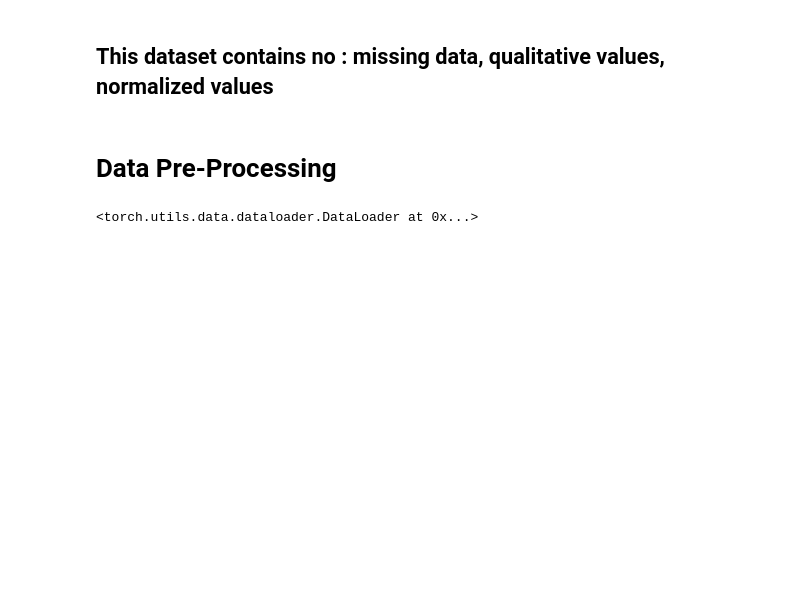
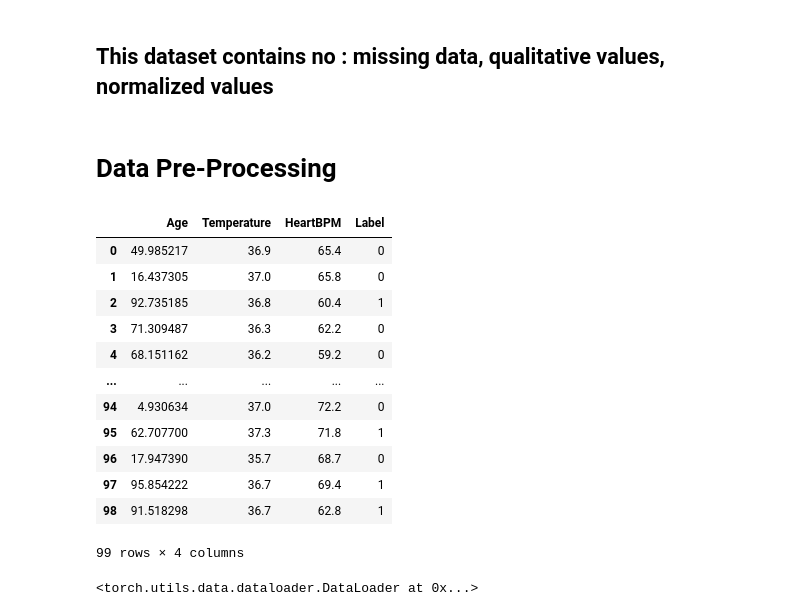
Before and after one commit to Cescollino/FederatedPi, a Jupyter notebook: Client/Client Python Notebook.ipynb, the cells around one changed output. Saved outputs shown, nothing was run; the diff lists cells and outputs as text; code cells hidden in the pictures; blank space fills up the shorter version.

```diff
--- a/Client/Client Python Notebook.ipynb
+++ b/Client/Client Python Notebook.ipynb
@@ -269,4 +257,20 @@ indices = list(range(num_train))
 np.random.shuffle(indices)
 split = int(np.floor(valid_size * num_train))
 train_idx, valid_idx = indices[split:], indices[:split]
+# %%
+Data_Train
+# %% [output]
+|  | Age | Temperature | HeartBPM | Label |
+| 0 | 49.985217 | 36.9 | 65.4 | 0 |
+| 1 | 16.437305 | 37.0 | 65.8 | 0 |
+| 2 | 92.735185 | 36.8 | 60.4 | 1 |
+| 3 | 71.309487 | 36.3 | 62.2 | 0 |
+| 4 | 68.151162 | 36.2 | 59.2 | 0 |
+| ... | ... | ... | ... | ... |
+| 94 | 4.930634 | 37.0 | 72.2 | 0 |
+| 95 | 62.707700 | 37.3 | 71.8 | 1 |
+| 96 | 17.947390 | 35.7 | 68.7 | 0 |
+| 97 | 95.854222 | 36.7 | 69.4 | 1 |
+| 98 | 91.518298 | 36.7 | 62.8 | 1 |
+99 rows × 4 columns
 # %%
```
Also changed, not shown: parts of 23 cells of this notebook, 3 other files.
